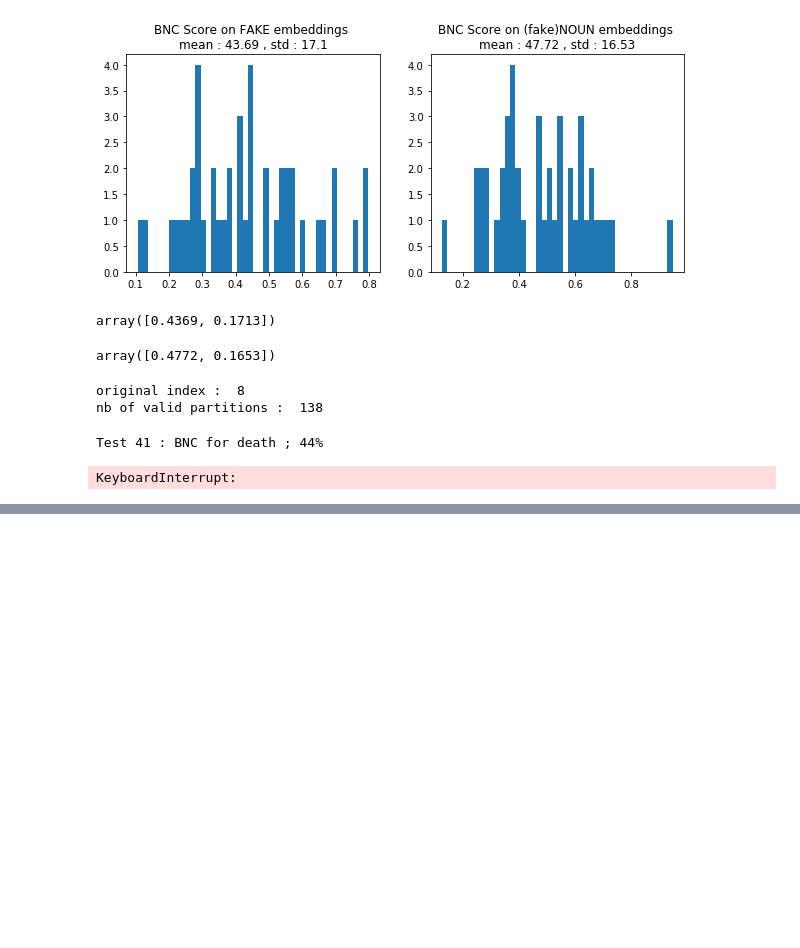
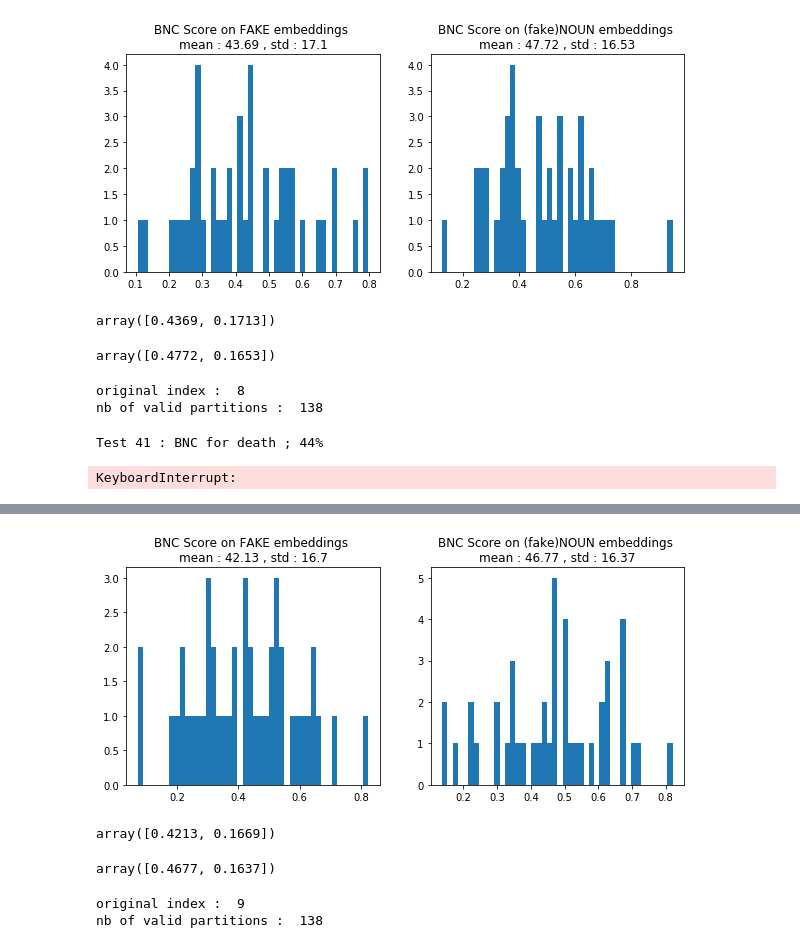
Before and after one commit to blietard/RP1, a Jupyter notebook: Random_Robustness_ELMO.ipynb, the cells around one changed output, grey strips where cells are left out. Saved outputs shown, nothing was run; the diff lists cells and outputs as text; code cells hidden in the pictures; blank space fills up the shorter version.

Commit message:
Update Robustness tests and add BERT's one

```diff
--- a/Random_Robustness.ipynb
+++ b/Random_Robustness_ELMO.ipynb
@@ -891,0 +683,20 @@ warnings.filterwarnings('default')
+# %%
+
+combinaisons = partition(9)
+
+counts = nouns_fakes.value_counts(sort=False).sort_index()
+
+valid_parts = []
+for part in combinaisons :
+    target_0 = 0
+    target_1 = 0
+    for i, value in enumerate(counts):
+        if part[i]:
+            target_1 += value
+        else:
+            target_0 += value
+    if np.abs(target_0 - target_1)<int(len(fakes_embd)*0.09):
+        valid_parts.append(part)
+origin_ind_fakes = valid_parts.index([0,1,1,1,1,1,0,0,0])
+print('original index : ',origin_ind_fakes)
+len(valid_parts)
@@ -891,0 +715,17 @@ warnings.filterwarnings('default')
+# %%
+parts_to_test = valid_parts[:len(valid_parts)//2]
+FAKES_classic_scores = np.empty(len(parts_to_test))
+FAKES_BNC_scores = np.empty(len(parts_to_test))
+FNOUNS_classic_scores = np.empty(len(parts_to_test))
+FNOUNS_BNC_scores = np.empty(len(parts_to_test))
+
+for ind,part in enumerate(parts_to_test):
+    part_classes = {listNouns[k]:part[k] for k in range(9)}
+    part_targets = pd.Series(data=np.ones(len(fakes_embd))*-1,index=fakes_embd.index)
+    for i, embd in fakes_embd.iterrows():
+        if part_classes[embd['noun']]==1:
+            part_targets[i]=1
+    _,FAKES_classic_scores[ind] = classical_accuracy(LinearSVC(max_iter=100000),X_fakes,part_targets,nouns_fakes,preprocess='kbest',k=10)
+    _,FAKES_BNC_scores[ind] = BNC_accuracy(LinearSVC(max_iter=100000),X_fakes,part_targets,nouns_fakes,preprocess='kbest',k=10,debug=ind+1)
+    _,FNOUNS_classic_scores[ind] = classical_accuracy(LinearSVC(max_iter=100000),X_Fnouns,part_targets,nouns_Fnouns ,preprocess='kbest',k=10)
+    _,FNOUNS_BNC_scores[ind] = BNC_accuracy(LinearSVC(max_iter=100000),X_Fnouns,part_targets,nouns_Fnouns,preprocess='kbest',k=10,debug=ind+1)
@@ -891,0 +790,39 @@ warnings.filterwarnings('default')
+# %%
+fig, ax = plt.subplots(1,2,figsize=(10,4))
+ax[0].hist(FAKES_BNC_scores,bins=44,density=False)
+ax[1].hist(FNOUNS_BNC_scores,bins=44,density=False)
+ax[0].set_title('BNC Score on FAKE embeddings \nmean : {} , std : {}'.format(np.mean(FAKES_BNC_scores).round(4)*100,np.std(FAKES_BNC_scores).round(3)*100) )
+ax[1].set_title('BNC Score on (fake)NOUN embeddings \nmean : {} , std : {}'.format(np.mean(FNOUNS_BNC_scores).round(4)*100,np.std(FNOUNS_BNC_scores).round(4)*100))
+plt.show()
+# %% [output]
+[figure, added]
+# %%
+np.round((np.mean(FAKES_BNC_scores),np.std(FAKES_BNC_scores)),4)
+# %% [output]
+array([0.4213, 0.1669])
+# %%
+np.round((np.mean(FNOUNS_BNC_scores),np.std(FNOUNS_BNC_scores)),4)
+# %% [output]
+array([0.4677, 0.1637])
+# %%
+counts = nouns_nfs.value_counts(sort=False).sort_index()
+
+valid_parts = []
+for part in combinaisons :
+    target_0 = 0
+    target_1 = 0
+    for i, value in enumerate(counts):
+        if part[i]:
+            target_1 += value
+        else:
+            target_0 += value
+    if np.abs(target_0 - target_1)<=int(max(len(not_fake_samples)*0.09,targets_nfs.sum())):
+        valid_parts.append(part)
+
+origin_ind_notfakes = valid_parts.index([0,1,1,1,1,1,0,0,0])
+print('original index : ',origin_ind_notfakes)
+
+print('nb of valid partitions : ',len(valid_parts))
+# %% [output]
+original index :  9
+nb of valid partitions :  138
```
Also changed, not shown: parts of 62 cells of this notebook, 1 other file.
